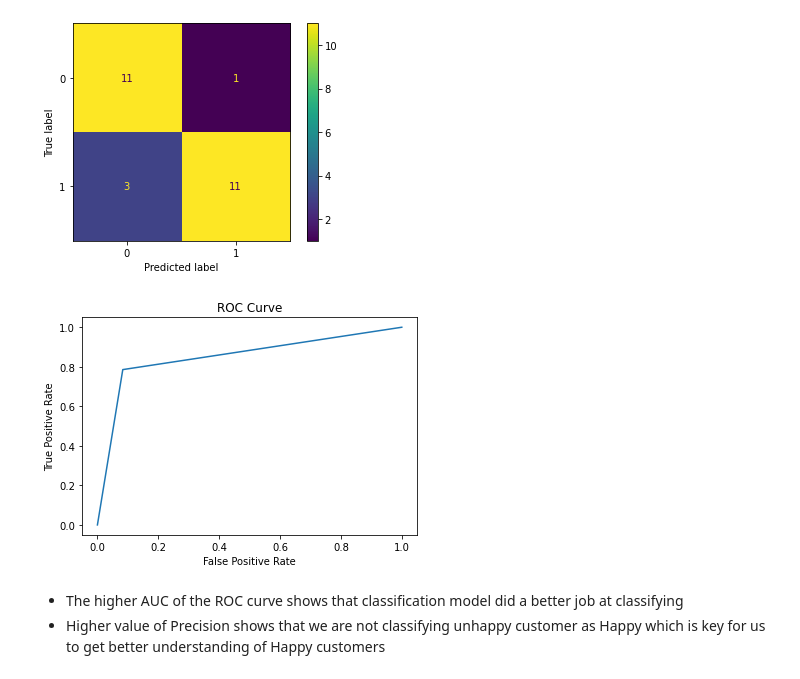
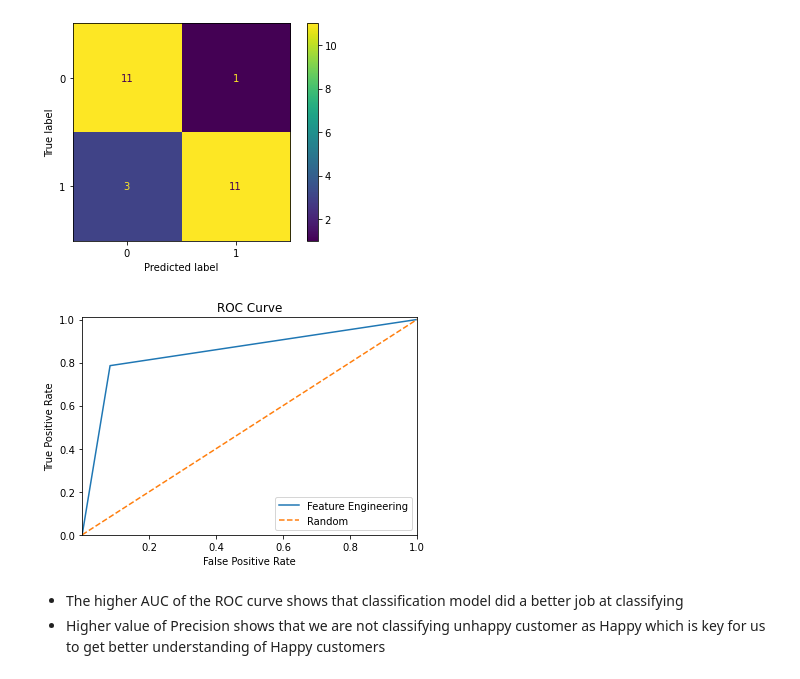
Before and after one commit to pchopalli/prashant, a Jupyter notebook: notebooks/happycustomers/1_prashant_happy_customer.ipynb, the cells around one changed output. Saved outputs shown, nothing was run; the diff lists cells and outputs as text; code cells hidden in the pictures.

```diff
--- a/notebooks/happycustomers/1_prashant_happy_customer.ipynb
+++ b/notebooks/happycustomers/1_prashant_happy_customer.ipynb
@@ -317,16 +260,22 @@ disp.plot()
 # %%
 # Plot the ROC curve
 rf_auc = roc_auc_score(yf_test,y_rffpred)
 fpr,tpr,threshold = roc_curve(yf_test,y_rffpred)
-# rf_roc
-plt.figure()
-plt.plot(fpr,tpr)
+
+plt.plot(fpr,tpr,label='Feature Engineering')
+plt.fill_between([0,0],[0.2,0.84],[1,1])
+plt.plot(np.linspace(0, 1),
+         np.linspace(0, 1),
+        linestyle='--',label='Random')
+plt.xlim([0.0001,1.0])
+plt.ylim([0.0,1.01])
 plt.title("ROC Curve")
 plt.xlabel("False Positive Rate")
 plt.ylabel("True Positive Rate")
+plt.legend()
 plt.show()
 # %% [output]
-[figure, old version]
+[figure, new version]
 # %% [markdown]
 * The higher AUC of the ROC curve shows that classification model did a better job at classifying
 * Higher value of Precision shows that we are not classifying unhappy customer as Happy which is key for us to get better understanding of Happy customers
```
Also changed, not shown: parts of 10 cells of this notebook.
